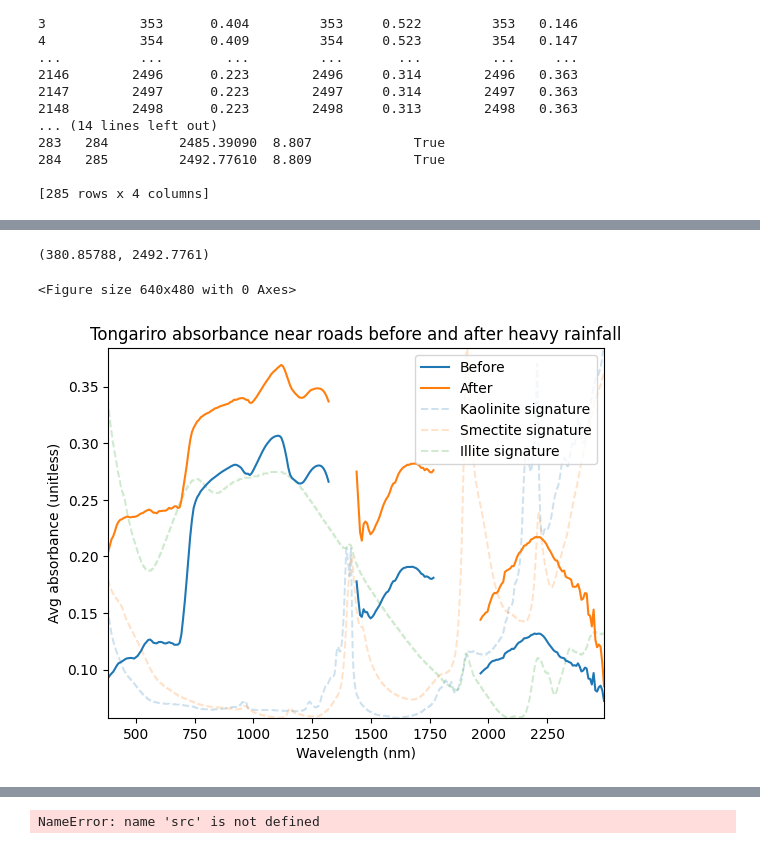
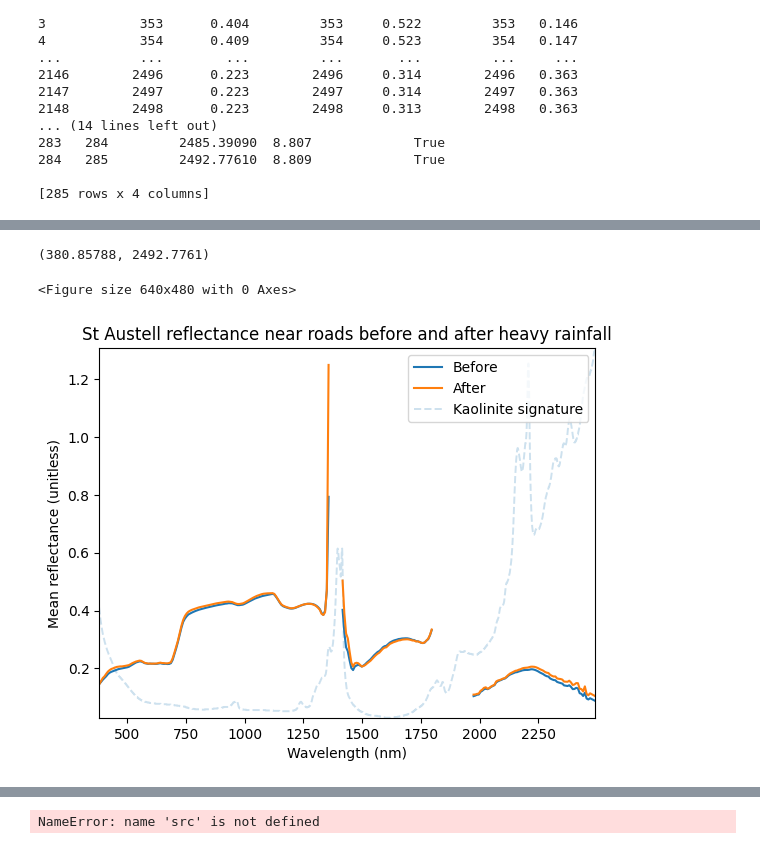
Before and after one commit to zadeviggers/SPCE360-final-project, a Jupyter notebook: compare-avg-spectra.ipynb, the cells around one changed output, grey strips where cells are left out. Drawn from its saved outputs; the diff is of its cells as text; code cells hidden in the pictures.

```diff
--- a/compare-avg-spectra.ipynb
+++ b/compare-avg-spectra.ipynb
@@ -23,21 +23,23 @@ Note: you may need to restart the kernel to use updated packages.
 [notice] A new release of pip is available: 26.0.1 -> 26.1.2
 [notice] To update, run: python.exe -m pip install --upgrade pip
 # %%
-site = "Tongariro" # Change this
+site = "St Austell" #"Tongariro" # Change this
 band_mapping_file = "instrument_band_parameters.csv"
 # Get this from a spectral signature database
 spectral_signatures_file = "spectral_signatures.csv"
 
-# minerals_to_plot_bg = ("Kaolinite",) # St Austell
-minerals_to_plot_bg = ("Kaolinite", "Smectite", "Illite") # Ruapehu
+minerals_to_plot_bg = ("Kaolinite",) # St Austell
+# minerals_to_plot_bg = ("Kaolinite", "Smectite", "Illite") # Ruapehu
 
-roi_file = "Tongariro_feature_masks.geojson" # Change this
+roi_file = "St_Asutell_feaure_masks.geojson" #"Tongariro_feature_masks.geojson" # Change this
 
 
 image_files = {
     # Change this
-    "Before": f"{site}/Derivatives/tongariro-before-clipped.tif",
-    "After": f"{site}/Derivatives/tongariro-after-clipped.tif"
+    # "Before": f"{site}/Derivatives/tongariro-before-clipped.tif",
+    # "After": f"{site}/Derivatives/tongariro-after-clipped.tif"
+    "Before": f"{site}/Derivatives/St_austell_pre_storm_clipped_no-water.tif",
+    "After": f"{site}/Derivatives/St_austell_post_storm_clipped_no-water.tif"
 }
 
 import numpy as np
@@ -118,7 +120,7 @@ def add_signature_background(
     normalize=True,
 ):
     """
-    Add selected mineral spectral signatures behind an absorbance graph.
+    Add selected mineral spectral signatures behind an reflectance graph.
 
     Assumes the main plot x-axis is wavelength in nm.
 
@@ -213,34 +215,34 @@ for key in images.keys():
 # %%
 plt.clf()
 fig, ax = plt.subplots()
 sig_ax = add_signature_background(
     ax,
     minerals=minerals_to_plot_bg
 )
-avg_absorbances = {}
+avg_reflectances = {}
 for key in image_data.keys():
     bd = image_data[key]
     avg = np.nanmean(bd, axis=(1,2))
     avg[~good] = np.nan
-    avg_absorbances[key] = avg
+    avg_reflectances[key] = avg
     ax.plot(wavelengths,avg,label=key)
 
-# Merge absorbance lines and background-signature lines into one legend
+# Merge reflectance lines and background-signature lines into one legend
 h1, l1 = ax.get_legend_handles_labels()
 h2, l2 = sig_ax.get_legend_handles_labels()
 
 ax.legend(
     h1 + h2,
     l1 + l2,
     loc="best"
 )
 
-ax.set_title(f"{site} absorbance near roads before and after heavy rainfall")
+ax.set_title(f"{site} reflectance near roads before and after heavy rainfall")
 ax.set_xlabel("Wavelength (nm)")
-ax.set_ylabel("Avg absorbance (unitless)")
+ax.set_ylabel("Mean reflectance (unitless)")
 ax.set_xlim(np.nanmin(wavelengths[good]), np.nanmax(wavelengths[good]))# plt.xlim(127, 132)
 # %% [output]
 (380.85788, 2492.7761)
 <Figure size 640x480 with 0 Axes>
-[figure, old version]
+[figure, new version]
 # %%
```
Also changed, not shown: parts of 4 cells of this notebook.
